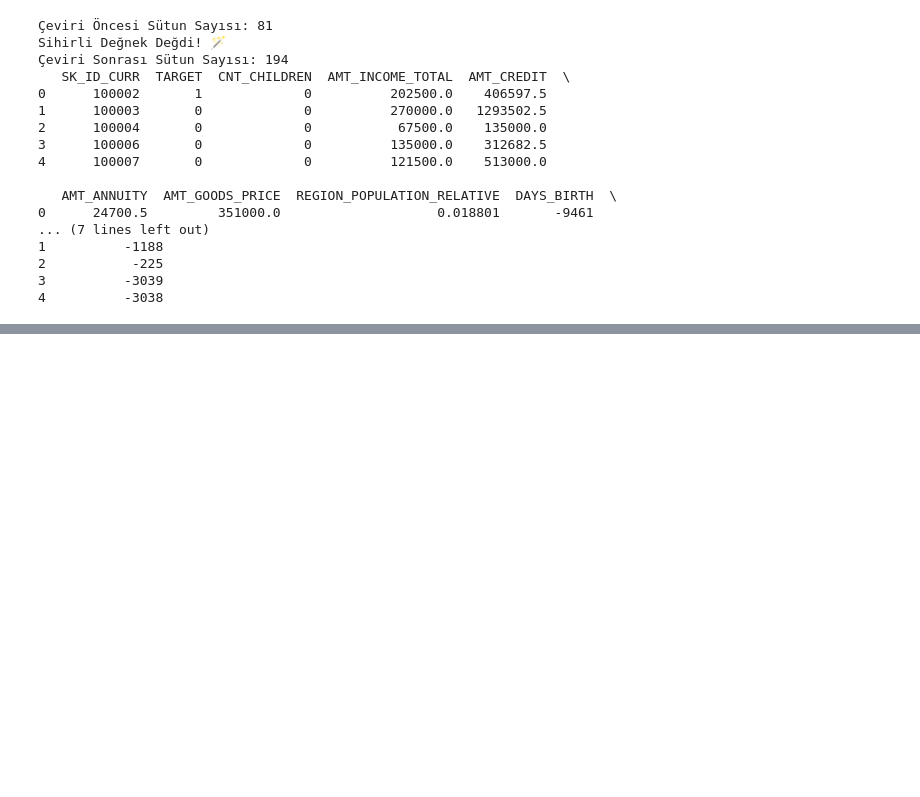
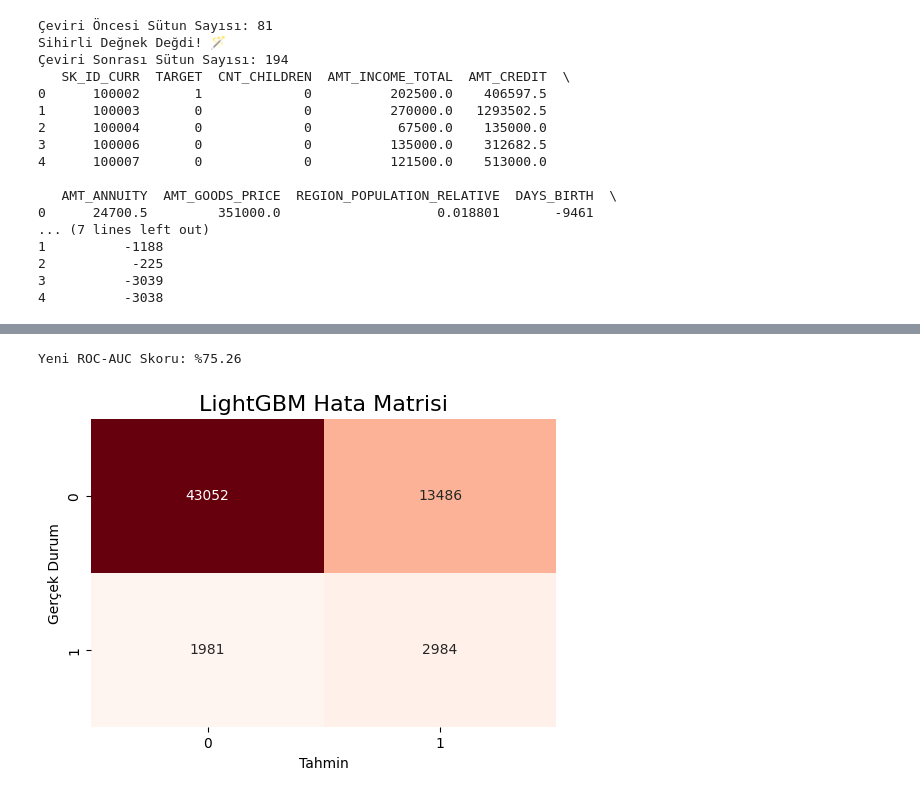
Before and after one commit to MehmetcanMutlu/Home-Credit-Default-Risk-Project, a Jupyter notebook: 1_HomeCredit_SQL_EDA.ipynb, the cells around one changed output, grey strips where cells are left out. Saved outputs shown, nothing was run; the diff lists cells and outputs as text; code cells hidden in the pictures; blank space fills up the shorter version.

```diff
--- a/1_HomeCredit_SQL_EDA.ipynb
+++ b/1_HomeCredit_SQL_EDA.ipynb
@@ -425,0 +605,20 @@ Sihirli Değnek Değdi! 🪄
+# %%
+from sklearn.metrics import roc_auc_score, confusion_matrix
+import seaborn as sns
+import matplotlib.pyplot as plt
+
+# --- Sonuçları Göster ---
+print(f"Yeni ROC-AUC Skoru: %{roc_auc_score(y_test, y_prob_lgbm)*100:.2f}")
+
+# Hata Matrisine Bakalım
+cm_lgbm = confusion_matrix(y_test, y_pred_lgbm)
+
+plt.figure(figsize=(6, 4))
+sns.heatmap(cm_lgbm, annot=True, fmt='d', cmap='Reds', cbar=False)
+plt.title('LightGBM Hata Matrisi', fontsize=16)
+plt.ylabel('Gerçek Durum')
+plt.xlabel('Tahmin')
+plt.show()
+# %% [output]
+Yeni ROC-AUC Skoru: %75.26
+[figure, added]
```
Also changed, not shown: parts of 5 cells of this notebook.
